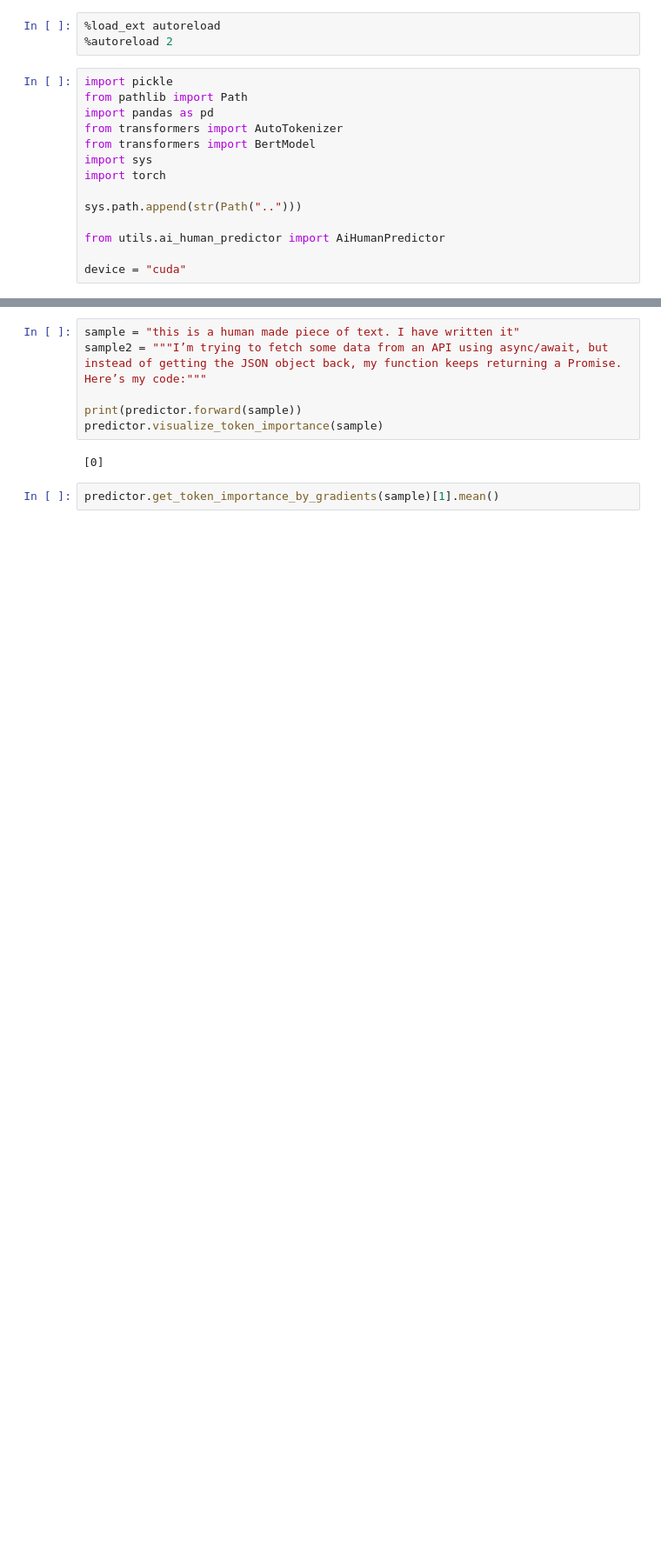
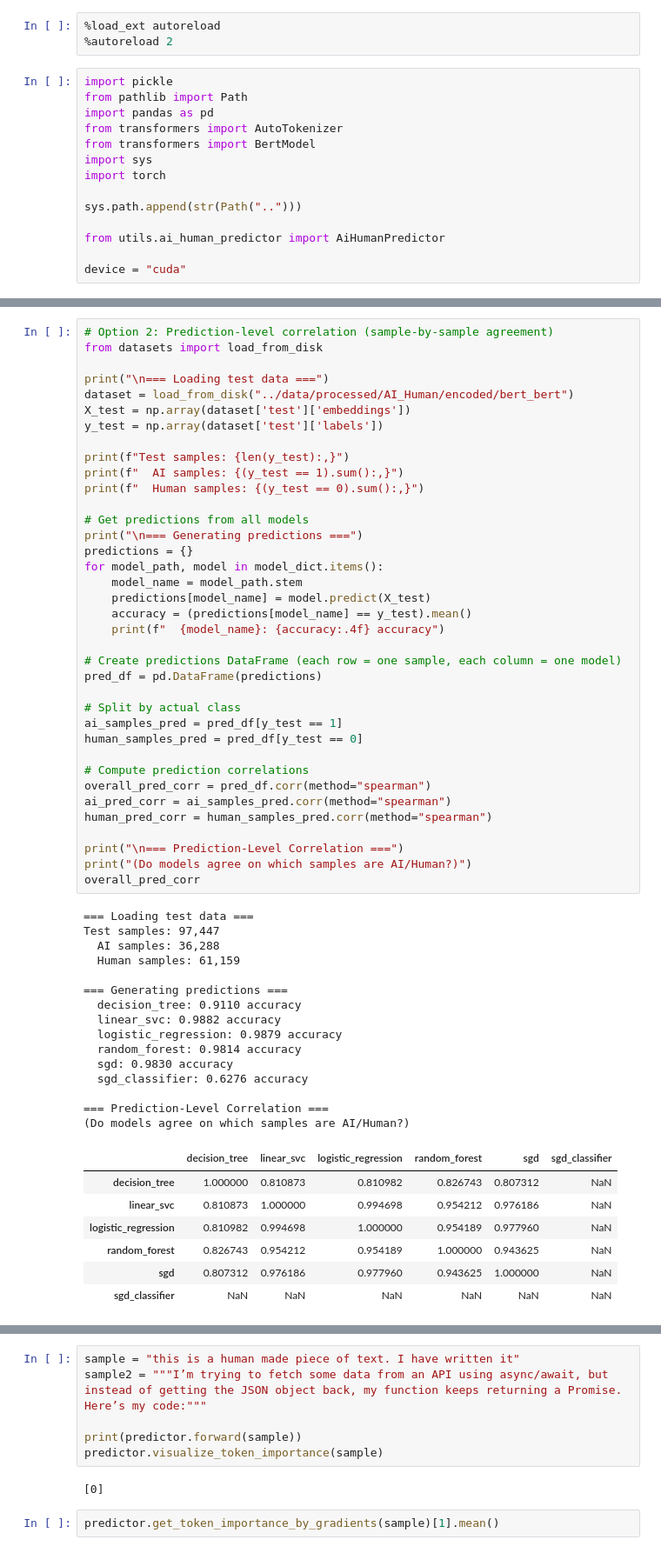
Before and after one commit to Gradient-PG/Human-vs-AI-text-Text-Classification-Analysis-, a Jupyter notebook: notebooks/analysis.ipynb, the cells around one changed output, grey strips where cells are left out. Shown at 87% size. Cells and saved outputs as stored; diff of their text form; blank space fills up the shorter version.

```diff
--- a/notebooks/analysis.ipynb
+++ b/notebooks/analysis.ipynb
@@ -77,0 +106,60 @@ df.drop(columns="feature_num").corr(method="spearman")
+# %%
+# Option 2: Prediction-level correlation (sample-by-sample agreement)
+from datasets import load_from_disk
+
+print("\n=== Loading test data ===")
+dataset = load_from_disk("../data/processed/AI_Human/encoded/bert_bert")
+X_test = np.array(dataset['test']['embeddings'])
+y_test = np.array(dataset['test']['labels'])
+
+print(f"Test samples: {len(y_test):,}")
+print(f"  AI samples: {(y_test == 1).sum():,}")
+print(f"  Human samples: {(y_test == 0).sum():,}")
+
+# Get predictions from all models
+print("\n=== Generating predictions ===")
+predictions = {}
+for model_path, model in model_dict.items():
+    model_name = model_path.stem
+    predictions[model_name] = model.predict(X_test)
+    accuracy = (predictions[model_name] == y_test).mean()
+    print(f"  {model_name}: {accuracy:.4f} accuracy")
+
+# Create predictions DataFrame (each row = one sample, each column = one model)
+pred_df = pd.DataFrame(predictions)
+
+# Split by actual class
+ai_samples_pred = pred_df[y_test == 1]
+human_samples_pred = pred_df[y_test == 0]
+
+# Compute prediction correlations
+overall_pred_corr = pred_df.corr(method="spearman")
+ai_pred_corr = ai_samples_pred.corr(method="spearman")
+human_pred_corr = human_samples_pred.corr(method="spearman")
+
+print("\n=== Prediction-Level Correlation ===")
+print("(Do models agree on which samples are AI/Human?)")
+overall_pred_corr
+# %% [output]
+=== Loading test data ===
+Test samples: 97,447
+  AI samples: 36,288
+  Human samples: 61,159
+
+=== Generating predictions ===
+  decision_tree: 0.9110 accuracy
+  linear_svc: 0.9882 accuracy
+  logistic_regression: 0.9879 accuracy
+  random_forest: 0.9814 accuracy
+  sgd: 0.9830 accuracy
+  sgd_classifier: 0.6276 accuracy
+
+=== Prediction-Level Correlation ===
+(Do models agree on which samples are AI/Human?)
+|  | decision_tree | linear_svc | logistic_regression | random_forest | sgd | sgd_classifier |
+| decision_tree | 1.000000 | 0.810873 | 0.810982 | 0.826743 | 0.807312 | NaN |
+| linear_svc | 0.810873 | 1.000000 | 0.994698 | 0.954212 | 0.976186 | NaN |
+| logistic_regression | 0.810982 | 0.994698 | 1.000000 | 0.954189 | 0.977960 | NaN |
+| random_forest | 0.826743 | 0.954212 | 0.954189 | 1.000000 | 0.943625 | NaN |
+| sgd | 0.807312 | 0.976186 | 0.977960 | 0.943625 | 1.000000 | NaN |
+| sgd_classifier | NaN | NaN | NaN | NaN | NaN | NaN |
```
Also changed, not shown: parts of 7 cells of this notebook, 16 other files.
